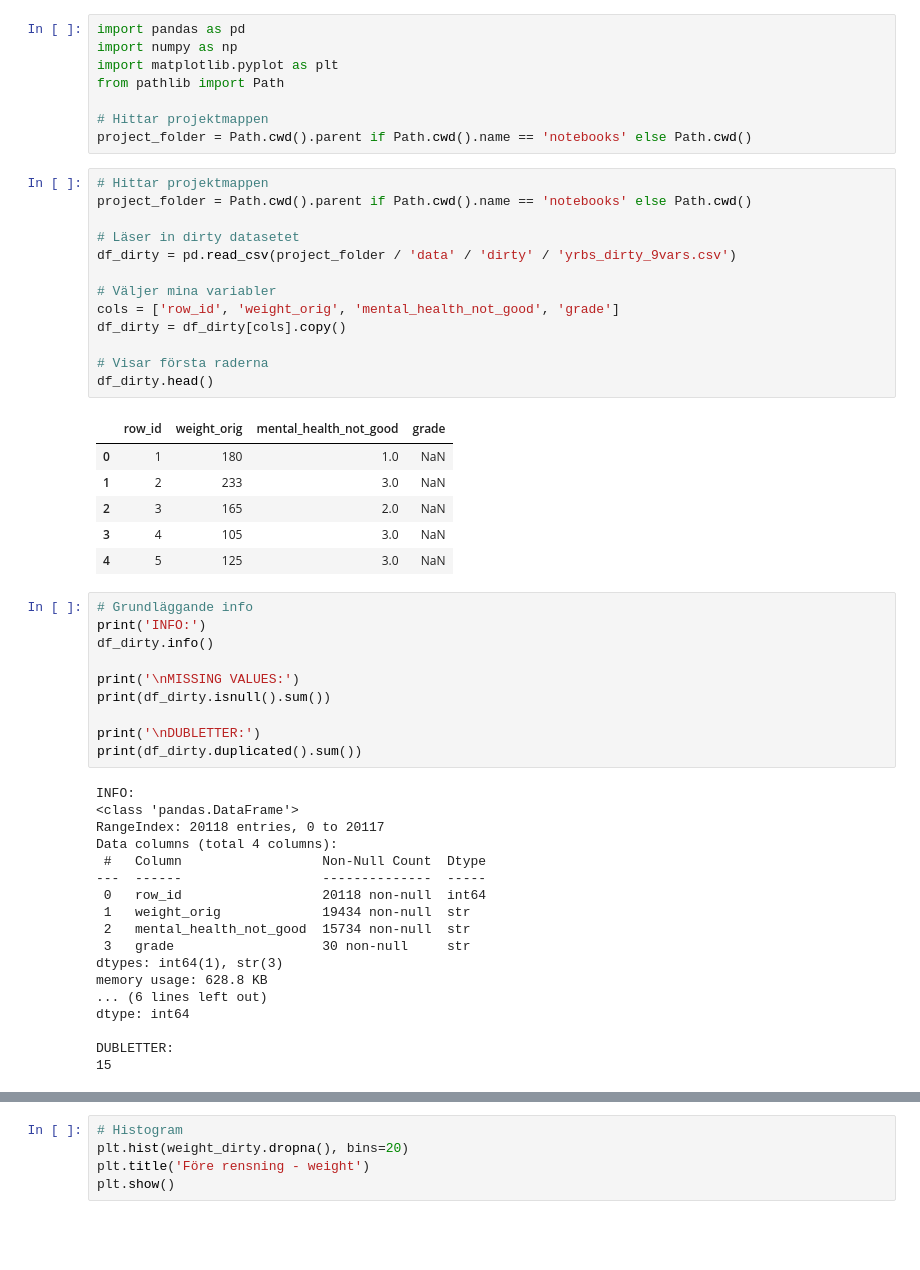
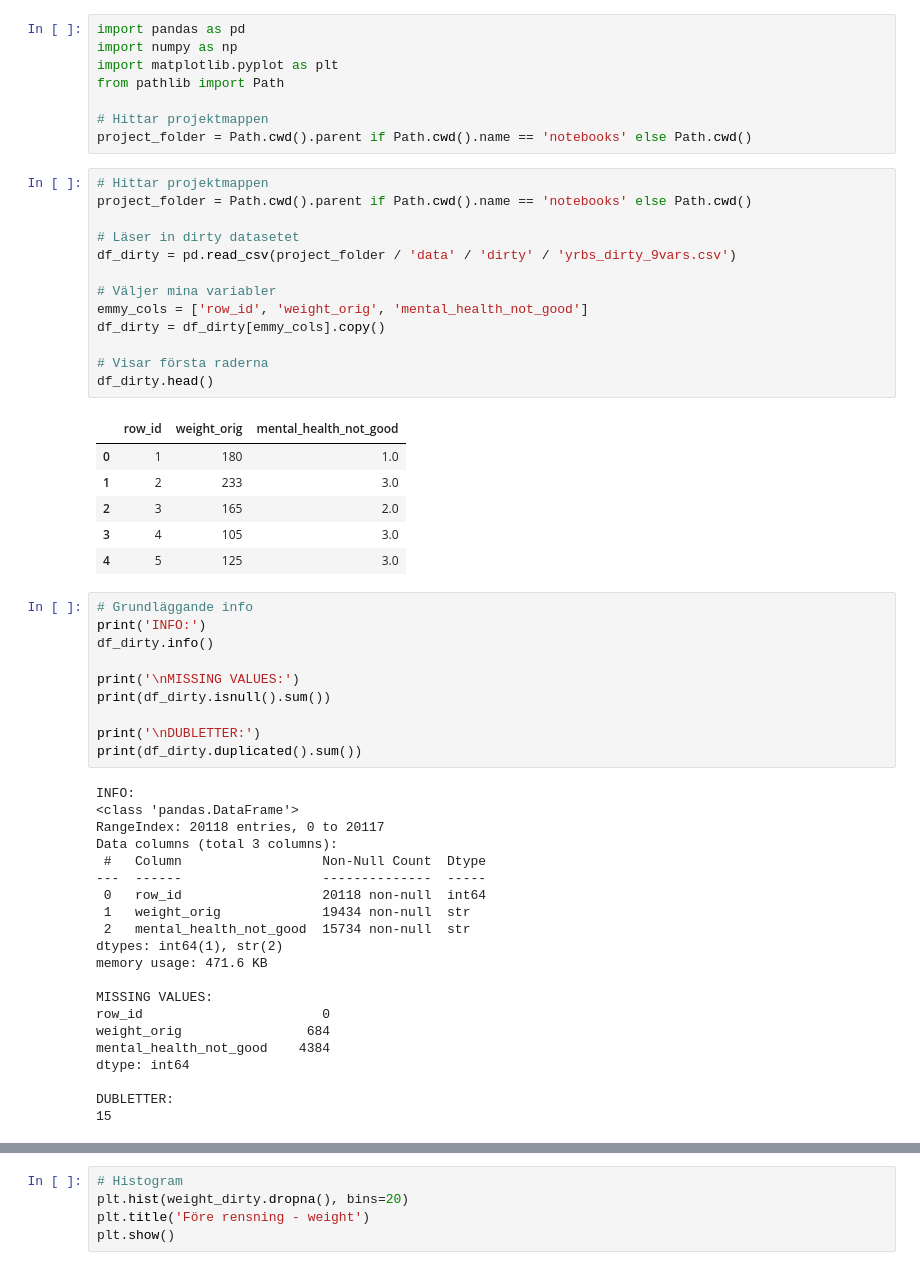
Before and after one commit to spirit-web/week2-cleaning-dataset-yrbs, a Jupyter notebook: notebooks/03_eda_emmy.ipynb, the cells around one changed output, grey strips where cells are left out. Drawn from its saved outputs; the diff is of its cells as text; blank space fills up the shorter version.

Commit message:
cleaned data and started EDA for selected variables

```diff
--- a/notebooks/03_eda_emmy.ipynb
+++ b/notebooks/03_eda_emmy.ipynb
@@ -9,23 +9,23 @@ project_folder = Path.cwd().parent if Path.cwd().name == 'notebooks' else Path.c
 # %%
 # Hittar projektmappen
 project_folder = Path.cwd().parent if Path.cwd().name == 'notebooks' else Path.cwd()
 
 # Läser in dirty datasetet
 df_dirty = pd.read_csv(project_folder / 'data' / 'dirty' / 'yrbs_dirty_9vars.csv')
 
 # Väljer mina variabler
-cols = ['row_id', 'weight_orig', 'mental_health_not_good', 'grade']
-df_dirty = df_dirty[cols].copy()
+emmy_cols = ['row_id', 'weight_orig', 'mental_health_not_good']
+df_dirty = df_dirty[emmy_cols].copy()
 
 # Visar första raderna
 df_dirty.head()
 # %% [output]
-|  | row_id | weight_orig | mental_health_not_good | grade |
-| 0 | 1 | 180 | 1.0 | NaN |
-| 1 | 2 | 233 | 3.0 | NaN |
-| 2 | 3 | 165 | 2.0 | NaN |
-| 3 | 4 | 105 | 3.0 | NaN |
-| 4 | 5 | 125 | 3.0 | NaN |
+|  | row_id | weight_orig | mental_health_not_good |
+| 0 | 1 | 180 | 1.0 |
+| 1 | 2 | 233 | 3.0 |
+| 2 | 3 | 165 | 2.0 |
+| 3 | 4 | 105 | 3.0 |
+| 4 | 5 | 125 | 3.0 |
 # %%
 # Grundläggande info
 print('INFO:')
@@ -40,16 +40,19 @@ print(df_dirty.duplicated().sum())
 INFO:
 <class 'pandas.DataFrame'>
 RangeIndex: 20118 entries, 0 to 20117
-Data columns (total 4 columns):
+Data columns (total 3 columns):
  #   Column                  Non-Null Count  Dtype
 ---  ------                  --------------  -----
  0   row_id                  20118 non-null  int64
  1   weight_orig             19434 non-null  str
  2   mental_health_not_good  15734 non-null  str
- 3   grade                   30 non-null     str
-dtypes: int64(1), str(3)
-memory usage: 628.8 KB
-... (6 lines left out)
+dtypes: int64(1), str(2)
+memory usage: 471.6 KB
+
+MISSING VALUES:
+row_id                       0
+weight_orig                684
+mental_health_not_good    4384
 dtype: int64
 
 DUBLETTER:
```
Also changed, not shown: parts of 6 cells of this notebook, 3 other files.
